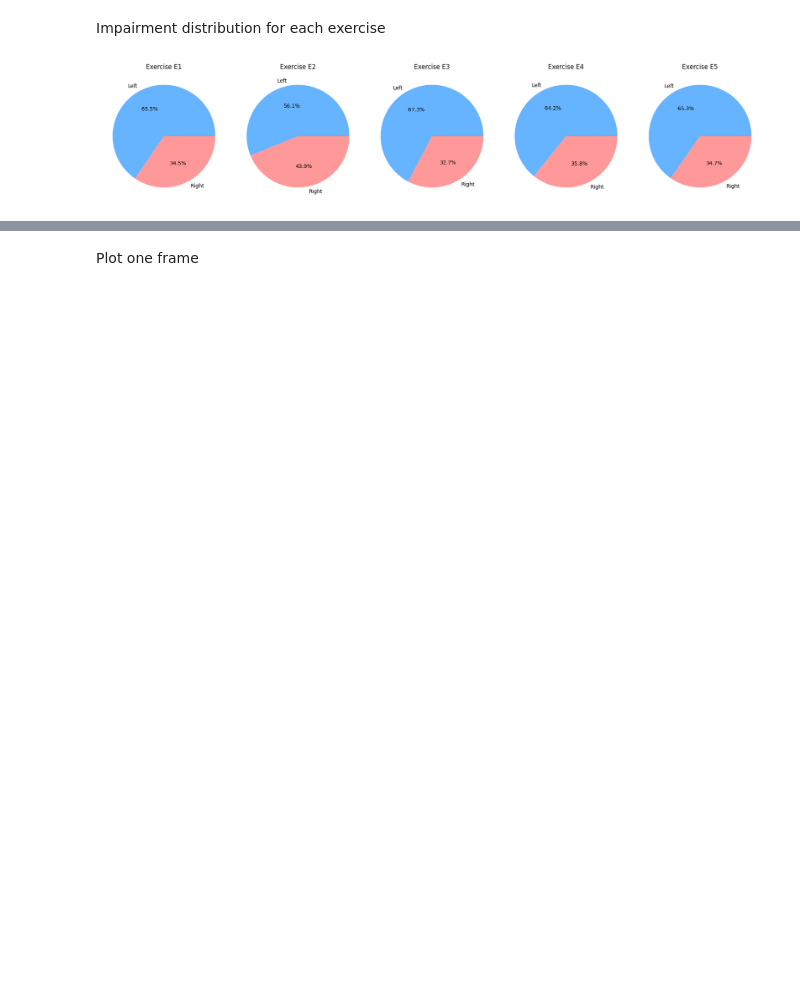
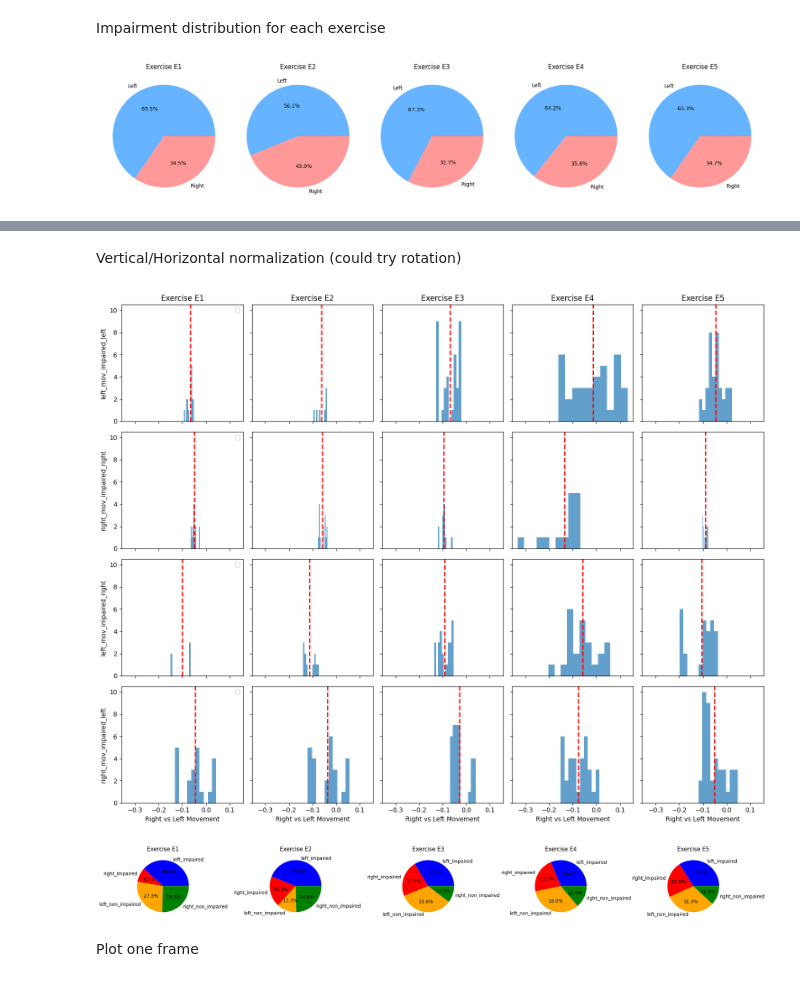
Before and after one commit to DiogoS5/MachineLearning, a Jupyter notebook: Project Part 2/data_analysis.ipynb, the cells around one changed output, grey strips where cells are left out. Saved outputs shown, nothing was run; the diff lists cells and outputs as text; code cells hidden in the pictures; blank space fills up the shorter version.

```diff
--- a/Project Part 2/data_analysis.ipynb
+++ b/Project Part 2/data_analysis.ipynb
@@ -141,0 +209,2 @@ KP 32: Mean Speed: 0.0097, Travel Distance: 1.9741
+# %% [markdown]
+Vertical/Horizontal normalization (could try rotation)
@@ -142,3 +251,81 @@ KP 32: Mean Speed: 0.0097, Travel Distance: 1.9741
+# %%
+Classes_extended = Classes.copy()
+
+CLASS_EXTENDED_NAME = {
+    0: "left_mov_impaired_left",
+    1: "right_mov_impaired_right",
+    2: "left_mov_impaired_right",
+    3: "right_mov_impaired_left",
+}
+
+left_arm = [14, 16, 18, 20, 22]
+right_arm = [13, 15, 17, 19, 21]
+
+def detect_mov_side(stds):
+    left_std_sum = np.sum(stds[left_arm])
+    right_std_sum = np.sum(stds[right_arm])
+    if left_std_sum >= right_std_sum:
+        return 'left'
+    else:
+        return 'right'
+
+for i, c in enumerate(Classes):
+    if detect_mov_side(stds_norm[i]) == 'left' and CLASS_NAME[c] == "left":
+        Classes_extended[i] = 0
+    elif detect_mov_side(stds_norm[i]) == 'right' and CLASS_NAME[c] == "right":
+        Classes_extended[i] = 1
+    elif detect_mov_side(stds_norm[i]) == 'left' and CLASS_NAME[c] == "right":
+        Classes_extended[i] = 2
+    elif detect_mov_side(stds_norm[i]) == 'right' and CLASS_NAME[c] == "left":
+        Classes_extended[i] = 3
+
+exercise_ids = np.unique(Exercises)
+n_exercises = len(exercise_ids)
+n_classes = len(CLASS_EXTENDED_NAME)
+
+fig, axes = plt.subplots(nrows=n_classes, ncols=n_exercises, figsize=(3*n_exercises, 3*n_classes), sharex=True, sharey=True)
+
+for col, ex_id in enumerate(exercise_ids):
+    for row, class_ext in enumerate(range(n_classes)):
+        ax = axes[row, col]
+        mask = (Exercises == ex_id) & (Classes_extended == class_ext)
+        data = posture_angle[mask]
+        if len(data) > 0:
+            ax.hist(data, bins=10, alpha=0.7)
+            ax.axvline(data.mean(), color='red', linestyle='--', linewidth=2)
+        if row == 0:
+            ax.set_title(f'Exercise {ex_id}')
+        if col == 0:
+            ax.set_ylabel(CLASS_EXTENDED_NAME[class_ext])
+        if row == n_classes-1:
+            ax.set_xlabel('Right vs Left Movement')
+        if col == 0:
+            ax.legend(loc='upper right')
+
+plt.tight_layout()
+plt.show()
+# %% [output]
+[figure, added]
+# %%
+# Pie charts for extended class distribution per exercise
+exercise_ids = np.unique(Exercises)
+fig, axes = plt.subplots(1, len(exercise_ids), figsize=(4*len(exercise_ids), 4))
+
+class_colors = {0: 'blue', 1: 'red', 2: 'orange', 3: 'green'}
+
+for idx, ex_id in enumerate(exercise_ids):
+    ex_indices = np.where(Exercises == ex_id)[0]
+    ex_classes = Classes_extended[ex_indices]
+    class_counts = [np.sum(ex_classes == k) for k in range(len(CLASS_EXTENDED_NAME))]
+    labels = [CLASS_EXTENDED_NAME[k] for k in range(len(CLASS_EXTENDED_NAME))]
+    colors = [class_colors[k] for k in range(len(CLASS_EXTENDED_NAME))]
+    axes[idx].pie(class_counts, labels=labels, autopct='%1.1f%%', colors=colors)
+    axes[idx].set_title(f'Exercise {ex_id}')
+
+plt.tight_layout()
+plt.show()
+# %% [output]
+[figure, added]
 # %% [markdown]
 Plot one frame
 # %%
```
Also changed, not shown: parts of 7 cells of this notebook.
